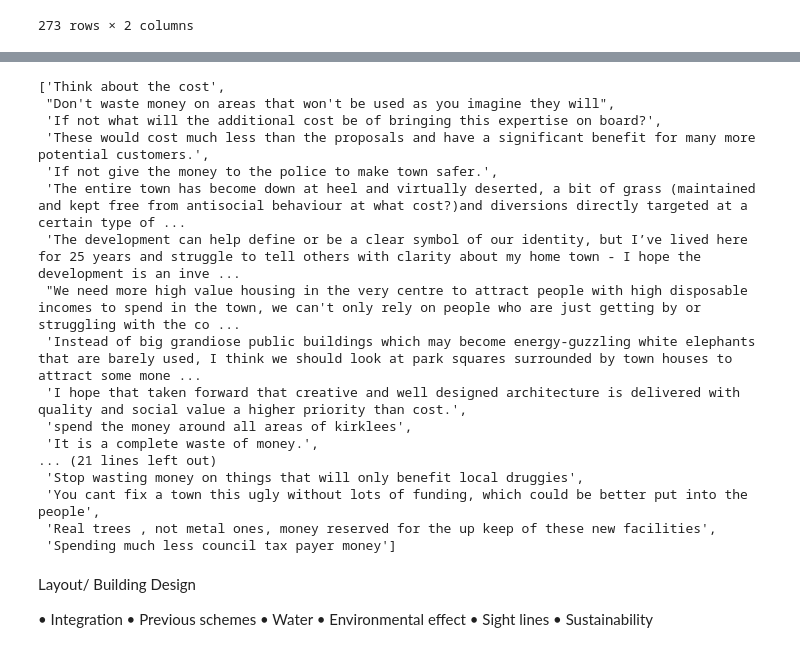
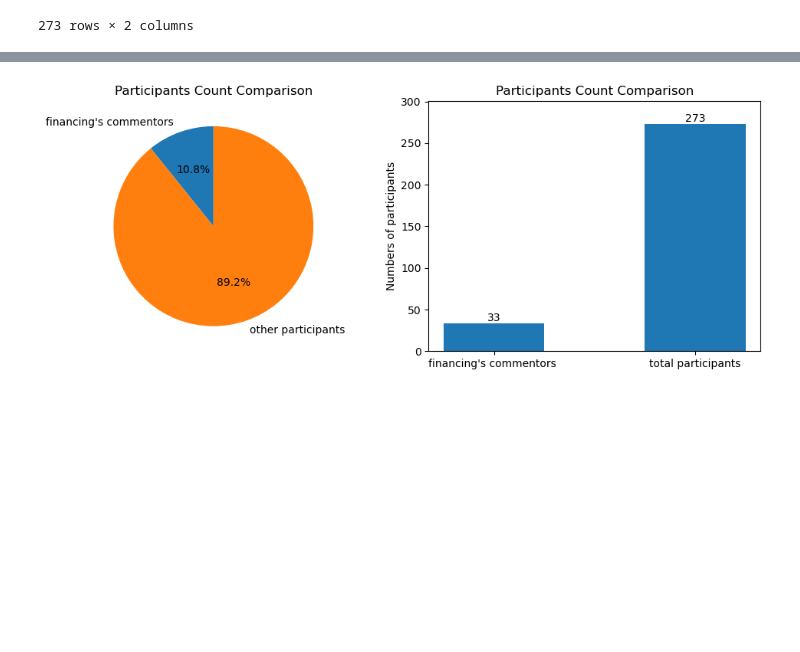
Before and after one commit to judytruchuynh/ConterContext, a Jupyter notebook: text_analysis.ipynb, the cells around one changed output, grey strips where cells are left out. Saved outputs shown, nothing was run; the diff lists cells and outputs as text; code cells hidden in the pictures; blank space fills up the shorter version.

```diff
--- a/text_analysis.ipynb
+++ b/text_analysis.ipynb
@@ -159,0 +92,6 @@ new_df
+# %%
+# Assuming you have a DataFrame called `df_1`
+new_df = split_sentences(df_1, 'Is there anything else that you would like the team to consider as they continue to develop the design of the buildings and public spaces?')
+
+# Print the new dataframe
+new_df
@@ -182,32 +125,8 @@ new_df_financing
 # %%
 recommendations_financing = new_df_financing["Is there anything else that you would like the team to consider as they continue to develop the design of the buildings and public spaces?"].tolist()
-recommendations_financing
-# %% [output]
-['Think about the cost',
- "Don't waste money on areas that won't be used as you imagine they will",
- 'If not what will the additional cost be of bringing this expertise on board?',
- 'These would cost much less than the proposals and have a significant benefit for many more potential customers.',
- 'If not give the money to the police to make town safer.',
- 'The entire town has become down at heel and virtually deserted, a bit of grass (maintained and kept free from antisocial behaviour at what cost?)and diversions directly targeted at a certain type of ...
- 'The development can help define or be a clear symbol of our identity, but I’ve lived here for 25 years and struggle to tell others with clarity about my home town - I hope the development is an inve ...
- "We need more high value housing in the very centre to attract people with high disposable incomes to spend in the town, we can't only rely on people who are just getting by or struggling with the co ...
- 'Instead of big grandiose public buildings which may become energy-guzzling white elephants that are barely used, I think we should look at park squares surrounded by town houses to attract some mone ...
- 'I hope that taken forward that creative and well designed architecture is delivered with quality and social value a higher priority than cost.',
- 'spend the money around all areas of kirklees',
- 'It is a complete waste of money.',
-... (21 lines left out)
- 'Stop wasting money on things that will only benefit local druggies',
- 'You cant fix a town this ugly without lots of funding, which could be better put into the people',
- 'Real trees , not metal ones, money reserved for the up keep of these new facilities',
- 'Spending much less council tax payer money']
-# %% [markdown]
-Layout/ Building Design
-
-•	Integration
-•	Previous schemes
-•	Water
-•	Environmental effect
-•	Sight lines
-•	Sustainability
+# %%
+plot_observation_count(new_df_financing, df_1, "financing's commentors ")
+# %% [output]
+[figure, added]
 # %%
 new_df_building_design = new_df[new_df['Is there anything else that you would like the team to consider as they continue to develop the design of the buildings and public spaces?'].str.contains('layout|design|building|architectural|structure|floor|integration|schemes|water|environmental|effect|sustainability|sight|lines', case=False)]
```
Also changed, not shown: parts of 65 cells of this notebook, 2 other files.
